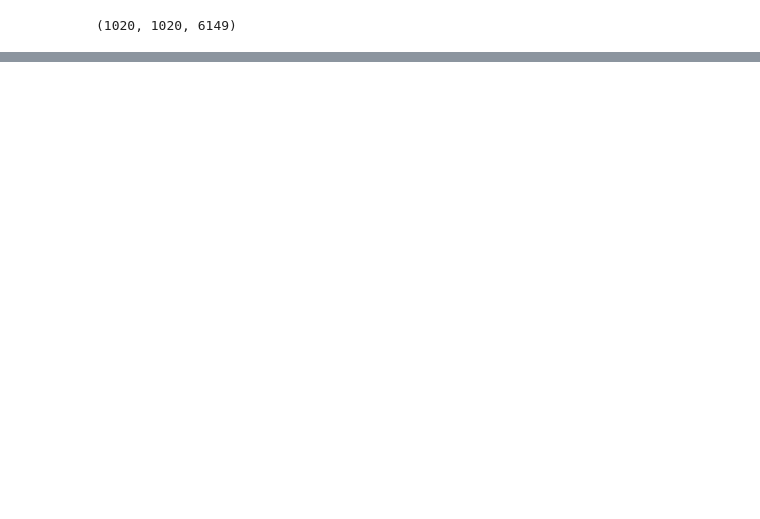
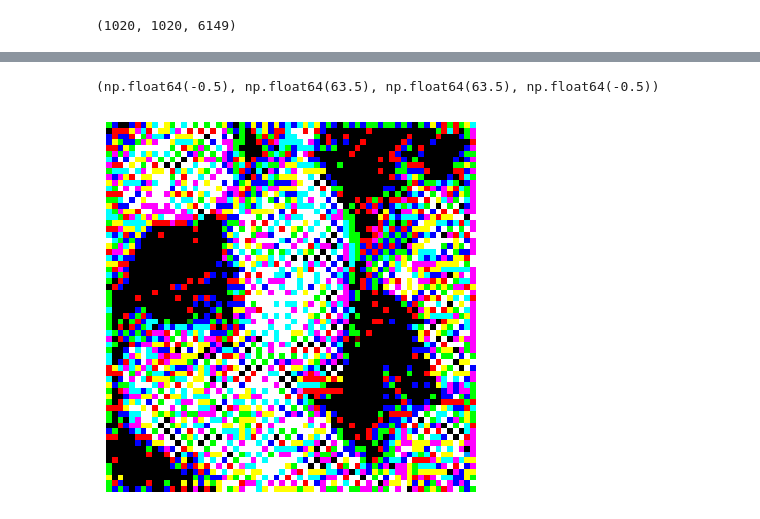
Before and after one commit to Johnxjp/machine-learning-playground, a Jupyter notebook: diffusion/flowers_diffusion.ipynb, the cells around one changed output, grey strips where cells are left out. Saved outputs shown, nothing was run; the diff lists cells and outputs as text; code cells hidden in the pictures; blank space fills up the shorter version.

```diff
--- a/diffusion/flowers_diffusion.ipynb
+++ b/diffusion/flowers_diffusion.ipynb
@@ -141,0 +457,2 @@ class DenoisingDiffusionModel(nn.Module):
+# %%
+train_dataloader = torch_data.DataLoader(train_dataset, batch_size=batch_size, shuffle=True, drop_last=True)
@@ -141,0 +508,44 @@ class DenoisingDiffusionModel(nn.Module):
+# %%
+# Sampling
+# 6. Visualization - generate a sample after each epoch
+model.eval()
+with torch.no_grad():
+    # Start with random noise
+    x = torch.randn(1, 3, 64, 64)
+
+    # Reverse diffusion process (simplified using DDIM)
+    for i in tqdm(reversed(range(0, timesteps)), desc="Sampling"):
+        t_batch = torch.tensor([i])
+        noise_level = noise_rates[t_batch].view(-1, 1, 1, 1)
+        signal_level = signal_rates[t_batch].view(-1, 1, 1, 1)
+        # print(t_batch, signal_level, noise_level)
+
+        # Only predict and denoise a few timesteps for speed
+        predicted_noise = model(x, t_batch)
+        pred_images = (x - noise_level * predicted_noise) / signal_level
+
+        if i > 0:
+            next_signal_rate = signal_rates[i-1]
+            next_noise_rate = noise_rates[i-1]
+            x = next_signal_rate * pred_images + next_noise_rate * predicted_noise
+        else:
+            x = pred_images
+
+    # Normalize to [0, 1] range for display
+    x = (x.clamp(-1, 1) + 1) / 2
+
+# plt.figure(figsize=(4, 4))
+# img = x[0].cpu().permute(1, 2, 0).clip(0, 1).numpy()
+# plt.imshow(img)
+# # plt.title(f"Sample after epoch {epoch+1}")
+# plt.axis('off')
+# plt.savefig(f"sample_epoch_{epoch+1}.png")
+# plt.close()
+# %%
+plt.figure()
+img = x[0].permute(1, 2, 0).numpy()
+plt.imshow(img)
+plt.axis('off')
+# %% [output]
+(np.float64(-0.5), np.float64(63.5), np.float64(63.5), np.float64(-0.5))
+[figure, added]
```
Also changed, not shown: parts of 29 cells of this notebook, 6 other files.
